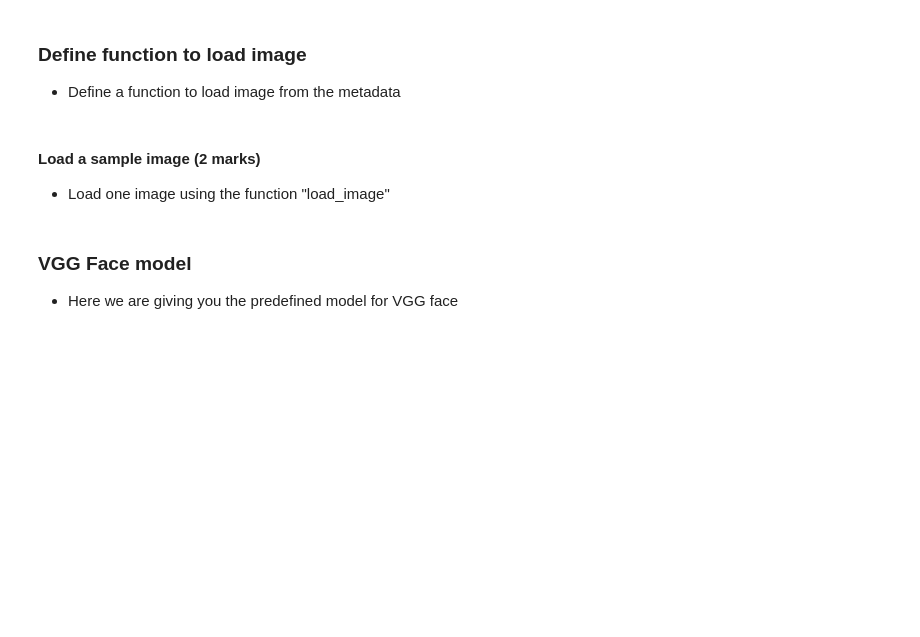
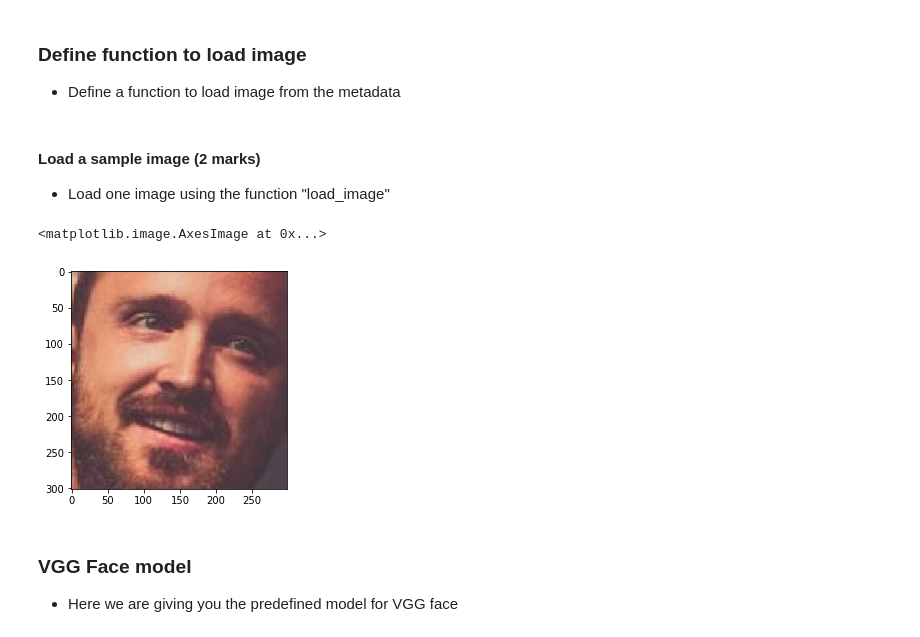
Before and after one commit to glaiml/prj10-cv-object-recognition, a Jupyter notebook: VGK-FaceRecognition-Questions-Project-CV-AIMLOnline.ipynb, the cells around one changed output. Cells and saved outputs as stored; diff of their text form; code cells hidden in the pictures; blank space fills up the shorter version.

```diff
--- a/VGK-FaceRecognition-Questions-Project-CV-AIMLOnline.ipynb
+++ b/VGK-FaceRecognition-Questions-Project-CV-AIMLOnline.ipynb
@@ -85,3 +127,11 @@ def load_image(path):
+# %%
+from matplotlib import pyplot
+%matplotlib inline
+image = load_image("PINS/pins_Aaron Paul/Aaron Paul0_262.jpg")
+pyplot.imshow(image)
+# %% [output]
+<matplotlib.image.AxesImage at 0x...>
+[figure, added]
 # %% [markdown]
 ### VGG Face model
 - Here we are giving you the predefined model for VGG face
```
Also changed, not shown: parts of 11 cells of this notebook.
